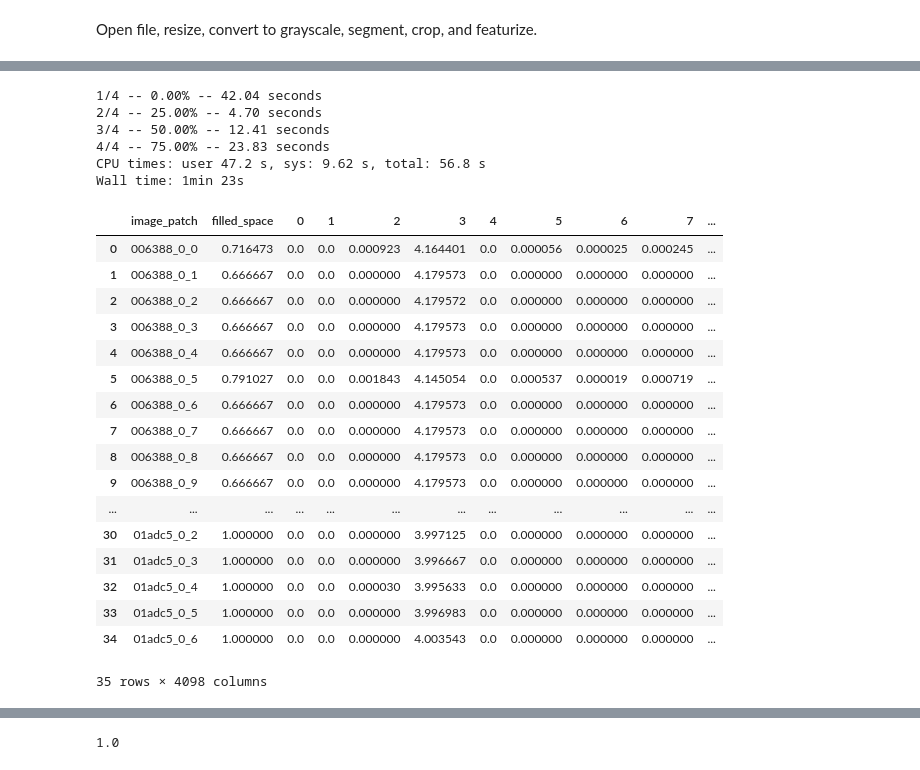
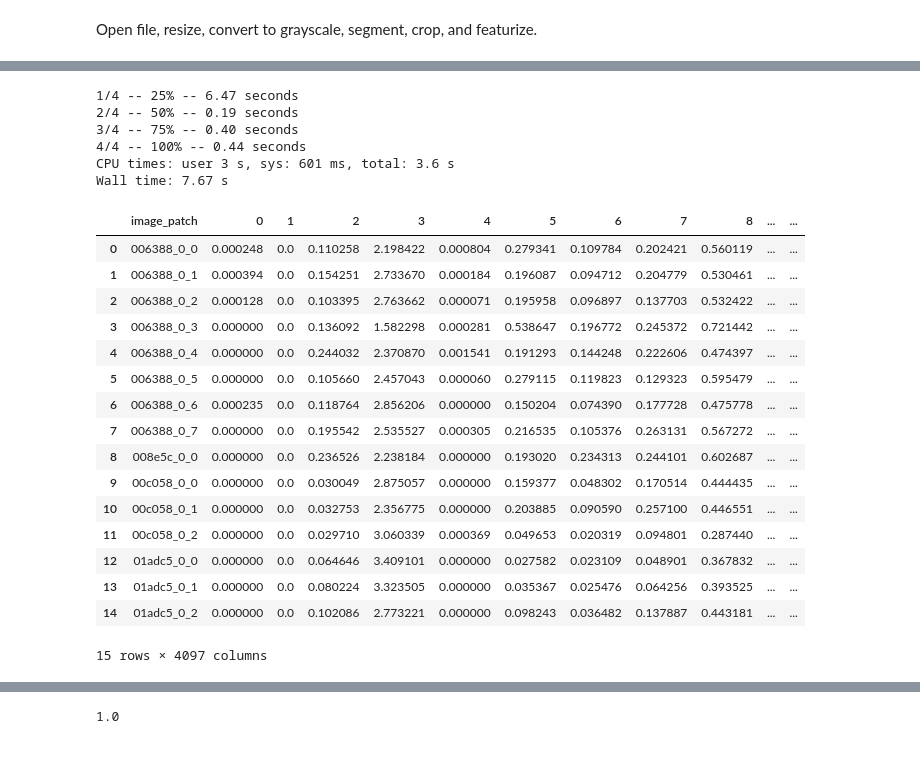
Before and after one commit to cullen-molitor/strip_ai, a Jupyter notebook: mayo-clinic-strip-ai.ipynb, the cells around one changed output, grey strips where cells are left out. Saved outputs shown, nothing was run; the diff lists cells and outputs as text; code cells hidden in the pictures.

Commit message:
Kaggle Notebook | mayo_clinic_strip_ai | Version 12

```diff
--- a/mayo-clinic-strip-ai.ipynb
+++ b/mayo-clinic-strip-ai.ipynb
@@ -108,2 +82,18 @@ other_meta = pd.read_csv('/kaggle/input/mayo-clinic-strip-ai/other.csv')
+# %%
+try:
+    os.mkdir("../test/")
+except:
+    pass
+for i in tqdm(range(test_meta.shape[0])):
+    img_id = test_meta.iloc[i].image_id
+    image = tifi.imread('/kaggle/input/mayo-clinic-strip-ai/test/' + img_id + ".tif")
+    image = cv.resize(
+        image,
+        (int(image.shape[1]/250),
+         int(image.shape[0]/250)),
+        interpolation=cv.INTER_LINEAR)
+    cv.imwrite(f"../test/{img_id}.tif", image)
+    del image
+    gc.collect()
 # %% [markdown]
 List images for training and testing
@@ -118,3 +100,9 @@ test_image_ids = [i.split("/")[-1].rstrip('.tif') for i in test_images]
+# %%
+test_path = "../test/*.tif"
+test_images = sorted(list(glob.glob(test_path)))
+
+train_path = "../train/*.tif"
+train_images = sorted(list(glob.glob(train_path)))
 # %%
 test_images
 # %% [output]
@@ -259,33 +227,32 @@ train_features
 # %%
 %%time
 test_features = compute_features(test_images)
-test_features.to_csv("test_features.csv", index=False)
+# test_features.to_csv("test_features.csv", index=False)
 test_features
 # %% [output]
-1/4 -- 0.00% -- 42.04 seconds
-2/4 -- 25.00% -- 4.70 seconds
-3/4 -- 50.00% -- 12.41 seconds
-4/4 -- 75.00% -- 23.83 seconds
-CPU times: user 47.2 s, sys: 9.62 s, total: 56.8 s
-Wall time: 1min 23s
+1/4 -- 25% -- 6.47 seconds
+2/4 -- 50% -- 0.19 seconds
+3/4 -- 75% -- 0.40 seconds
+4/4 -- 100% -- 0.44 seconds
+CPU times: user 3 s, sys: 601 ms, total: 3.6 s
+Wall time: 7.67 s
-|  | image_patch | filled_space | 0 | 1 | 2 | 3 | 4 | 5 | 6 | 7 | ... |
-| 0 | 006388_0_0 | 0.716473 | 0.0 | 0.0 | 0.000923 | 4.164401 | 0.0 | 0.000056 | 0.000025 | 0.000245 | ... |
-| 1 | 006388_0_1 | 0.666667 | 0.0 | 0.0 | 0.000000 | 4.179573 | 0.0 | 0.000000 | 0.000000 | 0.000000 | ... |
-| 2 | 006388_0_2 | 0.666667 | 0.0 | 0.0 | 0.000000 | 4.179572 | 0.0 | 0.000000 | 0.000000 | 0.000000 | ... |
-| 3 | 006388_0_3 | 0.666667 | 0.0 | 0.0 | 0.000000 | 4.179573 | 0.0 | 0.000000 | 0.000000 | 0.000000 | ... |
-| 4 | 006388_0_4 | 0.666667 | 0.0 | 0.0 | 0.000000 | 4.179573 | 0.0 | 0.000000 | 0.000000 | 0.000000 | ... |
-| 5 | 006388_0_5 | 0.791027 | 0.0 | 0.0 | 0.001843 | 4.145054 | 0.0 | 0.000537 | 0.000019 | 0.000719 | ... |
-| 6 | 006388_0_6 | 0.666667 | 0.0 | 0.0 | 0.000000 | 4.179573 | 0.0 | 0.000000 | 0.000000 | 0.000000 | ... |
-| 7 | 006388_0_7 | 0.666667 | 0.0 | 0.0 | 0.000000 | 4.179573 | 0.0 | 0.000000 | 0.000000 | 0.000000 | ... |
-| 8 | 006388_0_8 | 0.666667 | 0.0 | 0.0 | 0.000000 | 4.179573 | 0.0 | 0.000000 | 0.000000 | 0.000000 | ... |
-| 9 | 006388_0_9 | 0.666667 | 0.0 | 0.0 | 0.000000 | 4.179573 | 0.0 | 0.000000 | 0.000000 | 0.000000 | ... |
-| ... | ... | ... | ... | ... | ... | ... | ... | ... | ... | ... | ... |
-| 30 | 01adc5_0_2 | 1.000000 | 0.0 | 0.0 | 0.000000 | 3.997125 | 0.0 | 0.000000 | 0.000000 | 0.000000 | ... |
-| 31 | 01adc5_0_3 | 1.000000 | 0.0 | 0.0 | 0.000000 | 3.996667 | 0.0 | 0.000000 | 0.000000 | 0.000000 | ... |
-| 32 | 01adc5_0_4 | 1.000000 | 0.0 | 0.0 | 0.000030 | 3.995633 | 0.0 | 0.000000 | 0.000000 | 0.000000 | ... |
-| 33 | 01adc5_0_5 | 1.000000 | 0.0 | 0.0 | 0.000000 | 3.996983 | 0.0 | 0.000000 | 0.000000 | 0.000000 | ... |
-| 34 | 01adc5_0_6 | 1.000000 | 0.0 | 0.0 | 0.000000 | 4.003543 | 0.0 | 0.000000 | 0.000000 | 0.000000 | ... |
+|  | image_patch | 0 | 1 | 2 | 3 | 4 | 5 | 6 | 7 | 8 | ... | ... |
+| 0 | 006388_0_0 | 0.000248 | 0.0 | 0.110258 | 2.198422 | 0.000804 | 0.279341 | 0.109784 | 0.202421 | 0.560119 | ... | ... |
+| 1 | 006388_0_1 | 0.000394 | 0.0 | 0.154251 | 2.733670 | 0.000184 | 0.196087 | 0.094712 | 0.204779 | 0.530461 | ... | ... |
+| 2 | 006388_0_2 | 0.000128 | 0.0 | 0.103395 | 2.763662 | 0.000071 | 0.195958 | 0.096897 | 0.137703 | 0.532422 | ... | ... |
+| 3 | 006388_0_3 | 0.000000 | 0.0 | 0.136092 | 1.582298 | 0.000281 | 0.538647 | 0.196772 | 0.245372 | 0.721442 | ... | ... |
+| 4 | 006388_0_4 | 0.000000 | 0.0 | 0.244032 | 2.370870 | 0.001541 | 0.191293 | 0.144248 | 0.222606 | 0.474397 | ... | ... |
+| 5 | 006388_0_5 | 0.000000 | 0.0 | 0.105660 | 2.457043 | 0.000060 | 0.279115 | 0.119823 | 0.129323 | 0.595479 | ... | ... |
+| 6 | 006388_0_6 | 0.000235 | 0.0 | 0.118764 | 2.856206 | 0.000000 | 0.150204 | 0.074390 | 0.177728 | 0.475778 | ... | ... |
+| 7 | 006388_0_7 | 0.000000 | 0.0 | 0.195542 | 2.535527 | 0.000305 | 0.216535 | 0.105376 | 0.263131 | 0.567272 | ... | ... |
+| 8 | 008e5c_0_0 | 0.000000 | 0.0 | 0.236526 | 2.238184 | 0.000000 | 0.193020 | 0.234313 | 0.244101 | 0.602687 | ... | ... |
+| 9 | 00c058_0_0 | 0.000000 | 0.0 | 0.030049 | 2.875057 | 0.000000 | 0.159377 | 0.048302 | 0.170514 | 0.444435 | ... | ... |
+| 10 | 00c058_0_1 | 0.000000 | 0.0 | 0.032753 | 2.356775 | 0.000000 | 0.203885 | 0.090590 | 0.257100 | 0.446551 | ... | ... |
+| 11 | 00c058_0_2 | 0.000000 | 0.0 | 0.029710 | 3.060339 | 0.000369 | 0.049653 | 0.020319 | 0.094801 | 0.287440 | ... | ... |
+| 12 | 01adc5_0_0 | 0.000000 | 0.0 | 0.064646 | 3.409101 | 0.000000 | 0.027582 | 0.023109 | 0.048901 | 0.367832 | ... | ... |
+| 13 | 01adc5_0_1 | 0.000000 | 0.0 | 0.080224 | 3.323505 | 0.000000 | 0.035367 | 0.025476 | 0.064256 | 0.393525 | ... | ... |
+| 14 | 01adc5_0_2 | 0.000000 | 0.0 | 0.102086 | 2.773221 | 0.000000 | 0.098243 | 0.036482 | 0.137887 | 0.443181 | ... | ... |
-35 rows × 4098 columns
+15 rows × 4097 columns
 # %%
 %%time
 train = train_features.copy()
```
Also changed, not shown: parts of 21 cells of this notebook.
